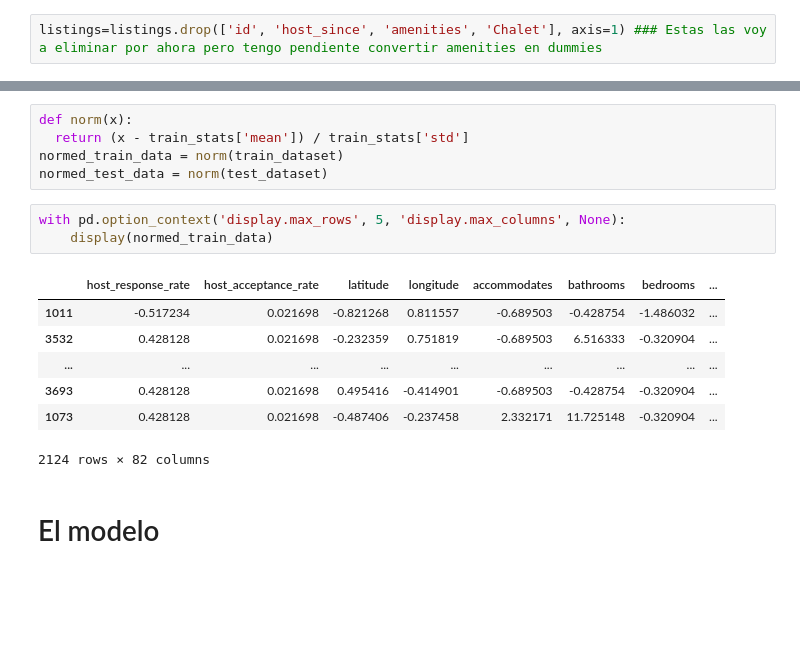
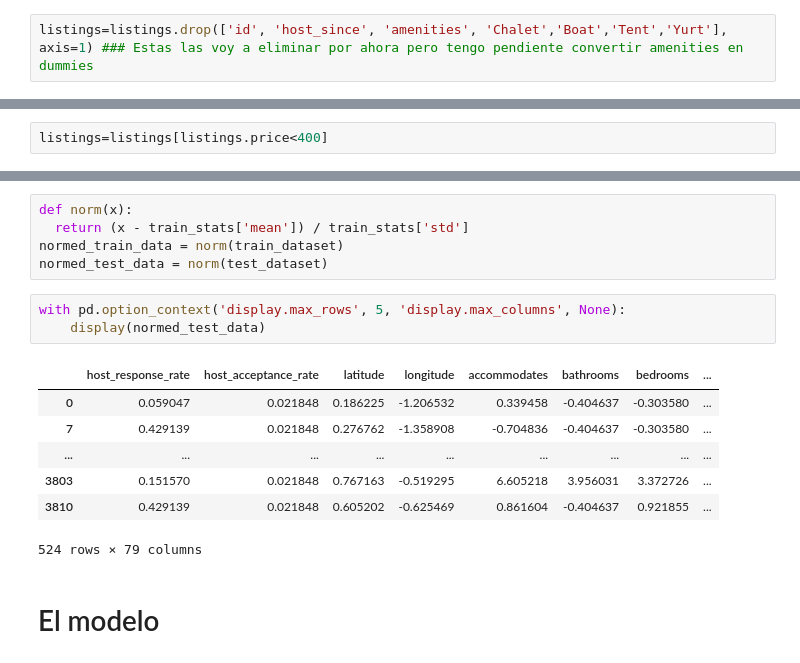
Before and after one commit to anmarphy/Airbnb-Deep-Learning-Pricing-Model, a Jupyter notebook: NeuronalNetwork.ipynb, the cells around one changed output, grey strips where cells are left out. Cells and saved outputs as stored; diff of their text form; blank space fills up the shorter version.

```diff
--- a/NeuronalNetwork.ipynb
+++ b/NeuronalNetwork.ipynb
@@ -167,7 +167,7 @@ with pd.option_context('display.max_rows', 5, 'display.max_columns', None):
 | 3814 | 8902327 | 2015-10-14 | 100.0 | 100.0 | 47.649552 | -122.318309 | 4 | ... |
 2655 rows × 87 columns
 # %%
-listings=listings.drop(['id', 'host_since', 'amenities', 'Chalet'], axis=1) ### Estas las voy a eliminar por ahora pero tengo pendiente convertir amenities en dummies
+listings=listings.drop(['id', 'host_since', 'amenities', 'Chalet','Boat','Tent','Yurt'], axis=1) ### Estas las voy a eliminar por ahora pero tengo pendiente convertir amenities en dummies
 # %%
 listings.columns
 # %% [output]
@@ -190,0 +215,2 @@ Index(['host_response_rate', 'host_acceptance_rate', 'latitude', 'longitude',
+# %%
+listings=listings[listings.price<400]
@@ -245,15 +275,15 @@ normed_train_data = norm(train_dataset)
 normed_test_data = norm(test_dataset)
 # %%
 with pd.option_context('display.max_rows', 5, 'display.max_columns', None):
-    display(normed_train_data)
+    display(normed_test_data)
 # %% [output]
 |  | host_response_rate | host_acceptance_rate | latitude | longitude | accommodates | bathrooms | bedrooms | ... |
-| 1011 | -0.517234 | 0.021698 | -0.821268 | 0.811557 | -0.689503 | -0.428754 | -1.486032 | ... |
-| 3532 | 0.428128 | 0.021698 | -0.232359 | 0.751819 | -0.689503 | 6.516333 | -0.320904 | ... |
+| 0 | 0.059047 | 0.021848 | 0.186225 | -1.206532 | 0.339458 | -0.404637 | -0.303580 | ... |
+| 7 | 0.429139 | 0.021848 | 0.276762 | -1.358908 | -0.704836 | -0.404637 | -0.303580 | ... |
 | ... | ... | ... | ... | ... | ... | ... | ... | ... |
-| 3693 | 0.428128 | 0.021698 | 0.495416 | -0.414901 | -0.689503 | -0.428754 | -0.320904 | ... |
-| 1073 | 0.428128 | 0.021698 | -0.487406 | -0.237458 | 2.332171 | 11.725148 | -0.320904 | ... |
+| 3803 | 0.151570 | 0.021848 | 0.767163 | -0.519295 | 6.605218 | 3.956031 | 3.372726 | ... |
+| 3810 | 0.429139 | 0.021848 | 0.605202 | -0.625469 | 0.861604 | -0.404637 | 0.921855 | ... |
-2124 rows × 82 columns
+524 rows × 79 columns
 # %% [markdown]
 # El modelo
 # %% [markdown]
```
Also changed, not shown: parts of 22 cells of this notebook.
